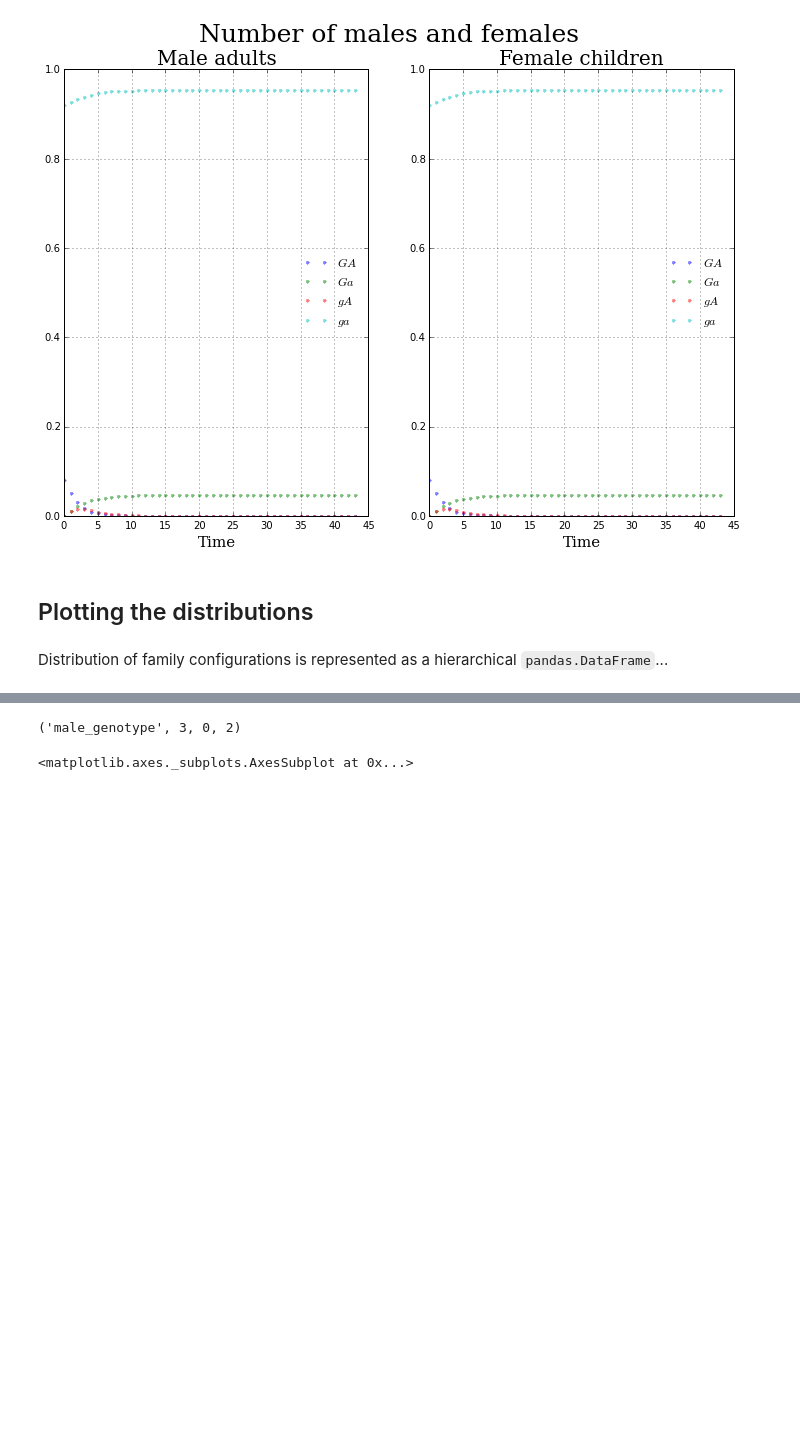
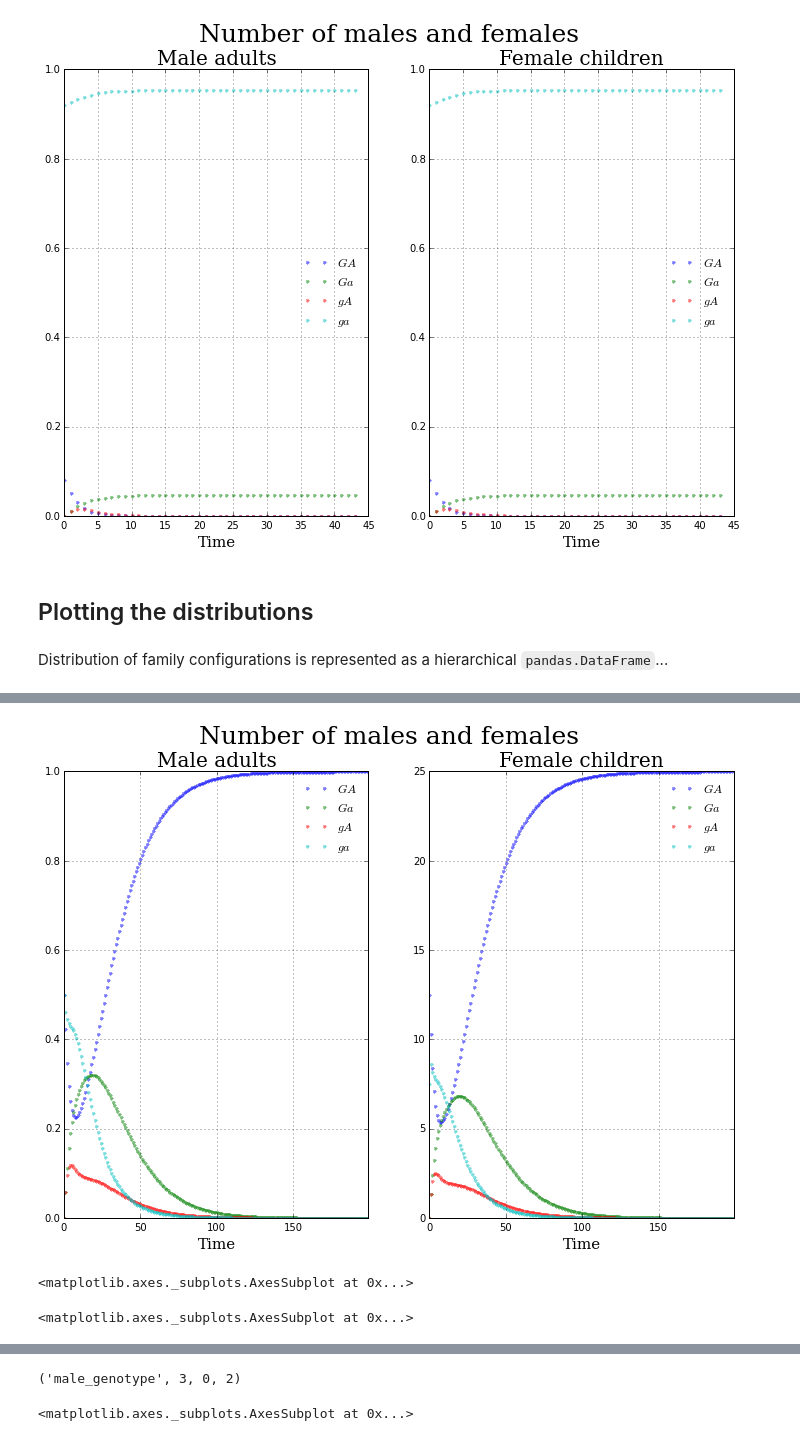
Before and after one commit to davidrpugh/population-ecology-approach, a Jupyter notebook: src/tutorial.ipynb, the cells around one changed output, grey strips where cells are left out. Drawn from its saved outputs; the diff is of its cells as text; code cells hidden in the pictures; blank space fills up the shorter version.

Commit message:
Updated trajectories plots.

```diff
--- a/src/tutorial.ipynb
+++ b/src/tutorial.ipynb
@@ -263,6 +263,20 @@ df.head()
 | 2 | 0.347316 | 0.112042 | 0.095706 | 0.444935 | 8.413750 | 2.390535 | 2.075168 | 8.157620 |
 | 3 | 0.295390 | 0.155465 | 0.113533 | 0.435612 | 7.103113 | 3.264050 | 2.429106 | 7.930838 |
 | 4 | 0.261633 | 0.189406 | 0.118817 | 0.430143 | 6.247787 | 3.936398 | 2.519919 | 7.780190 |
+# %%
+simulators.plot_isolated_subpopulations_simulation(wright_bergstrom_simulator, mGA0=0.5, rtol=1e-4,
+                                                   **wright_bergstrom_params)
+plt.show()
+# %% [output]
+[figure, added]
+# %%
+new_axis1
+# %% [output]
+<matplotlib.axes._subplots.AxesSubplot at 0x...>
+# %%
+new_axis2
+# %% [output]
+<matplotlib.axes._subplots.AxesSubplot at 0x...>
 # %%
 dist = wright_bergstrom_simulator.compute_family_distributions(df)
 # %%
```
Also changed, not shown: parts of 1 cell of this notebook, 1 other file.
